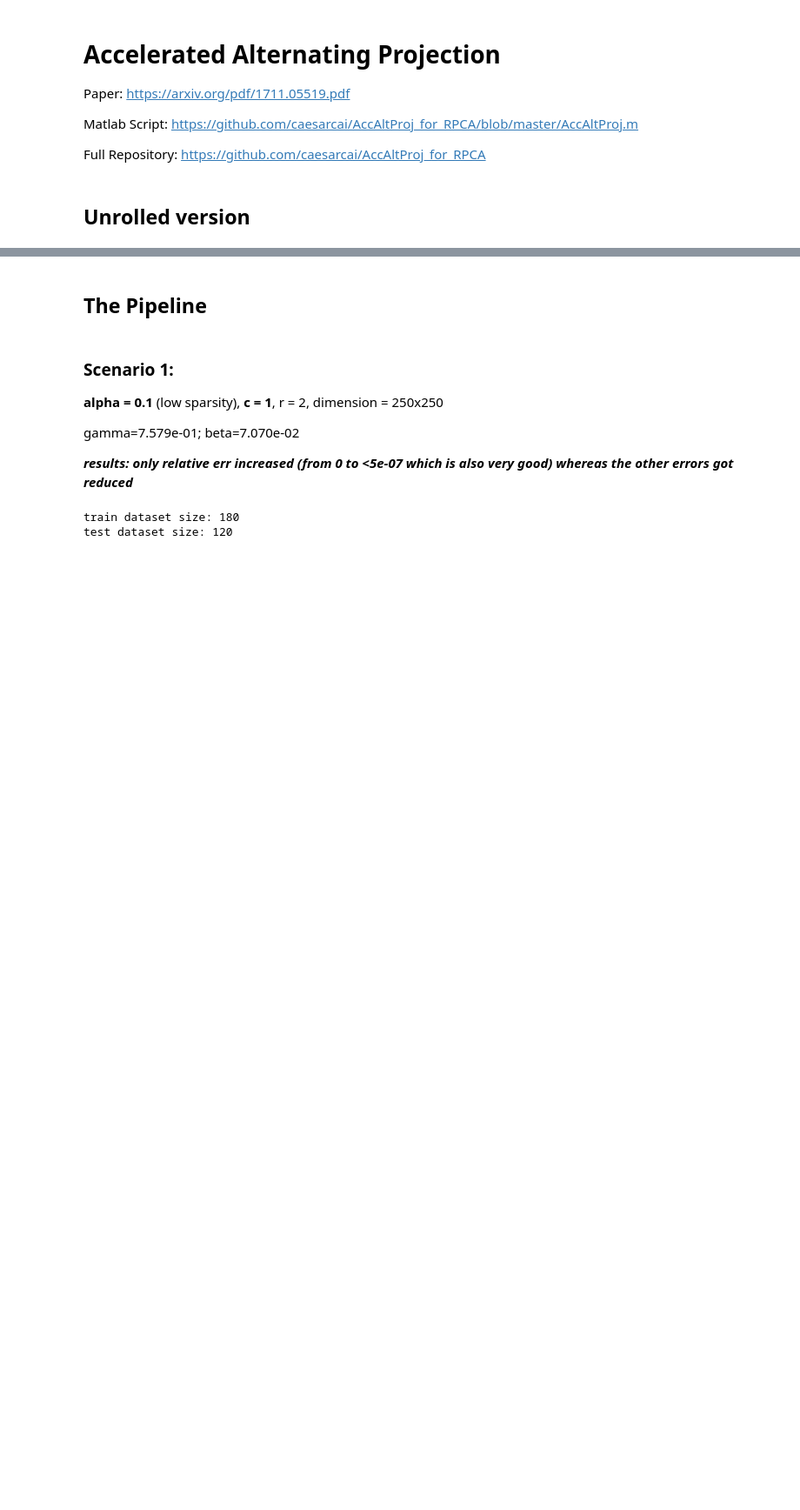
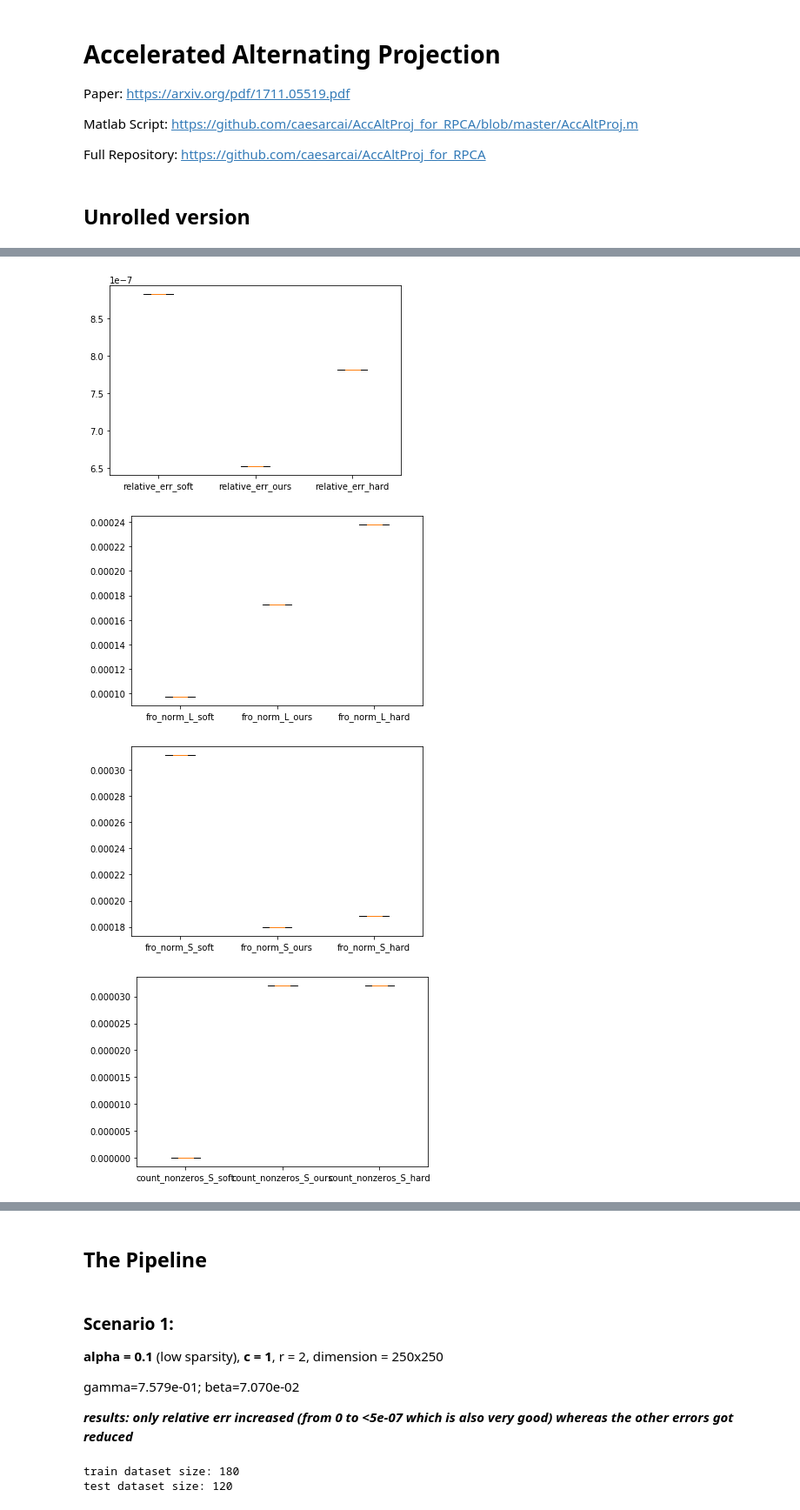
Before and after one commit to elitanzc/FYP, a Jupyter notebook: Learned_AccAltProj_onIRCUR_newThres copy 2.ipynb, the cells around one changed output, grey strips where cells are left out. Shown at 87% size. Saved outputs shown, nothing was run; the diff lists cells and outputs as text; code cells hidden in the pictures; blank space fills up the shorter version.

```diff
--- a/Learned_AccAltProj_onIRCUR_newThres copy 2.ipynb
+++ b/Learned_AccAltProj_onIRCUR_newThres copy 2.ipynb
@@ -206,0 +295,39 @@ class LearnedAAP(nn.Module):
+# %%
+L0_t, S0_t, Y0_t = generate_problem(2, 250, 250, 0.1, 1)
+soft = AccAltProj(Y0_t, 2, 1e-06, torch.tensor(0.7), 50, False, False)[1:]
+hard = AccAltProj(Y0_t, 2, 1e-06, torch.tensor(0.7), 50, True, True)[1:]
+ours = AccAltProj(Y0_t, 2, 1e-06, torch.tensor(0.7), 50, True, False)[1:]
+metrics = get_metrics([(L0_t, S0_t, Y0_t)], [soft], [hard], [ours])
+fro_norm_L_soft, mse_S_soft, fro_norm_S_soft, count_nonzeros_S_soft, relative_err_soft, \
+    fro_norm_L_ours, mse_S_ours, fro_norm_S_ours, count_nonzeros_S_ours, relative_err_ours, \
+    fro_norm_L_hard, mse_S_hard, fro_norm_S_hard, count_nonzeros_S_hard, relative_err_hard \
+        = metrics.values()
+
+fig, ax = plt.subplots()
+ax.boxplot([relative_err_soft, relative_err_ours, relative_err_hard], notch = True)
+ax.set_xticklabels(["relative_err_soft", "relative_err_ours", "relative_err_hard"])
+plt.savefig('plots/thres-m.eps', format='eps')
+plt.show()
+
+fig, ax = plt.subplots()
+ax.boxplot([fro_norm_L_soft, fro_norm_L_ours, fro_norm_L_hard], notch = True)
+ax.set_xticklabels(["fro_norm_L_soft", "fro_norm_L_ours", "fro_norm_L_hard"])
+plt.savefig('plots/thres-l.eps', format='eps')
+plt.show()
+
+fig, ax = plt.subplots()
+ax.boxplot([fro_norm_S_soft, fro_norm_S_ours, fro_norm_S_hard], notch = True)
+ax.set_xticklabels(["fro_norm_S_soft", "fro_norm_S_ours", "fro_norm_S_hard"])
+plt.savefig('plots/thres-s.eps', format='eps')
+plt.show()
+
+fig, ax = plt.subplots()
+ax.boxplot([count_nonzeros_S_soft, count_nonzeros_S_ours, count_nonzeros_S_hard], notch = True)
+ax.set_xticklabels(["count_nonzeros_S_soft", "count_nonzeros_S_ours", "count_nonzeros_S_hard"])
+plt.savefig('plots/thres-supp.eps', format='eps')
+plt.show()
+# %% [output]
+[figure, added]
+[figure, added]
+[figure, added]
+[figure, added]
```
Also changed, not shown: parts of 27 cells of this notebook.
